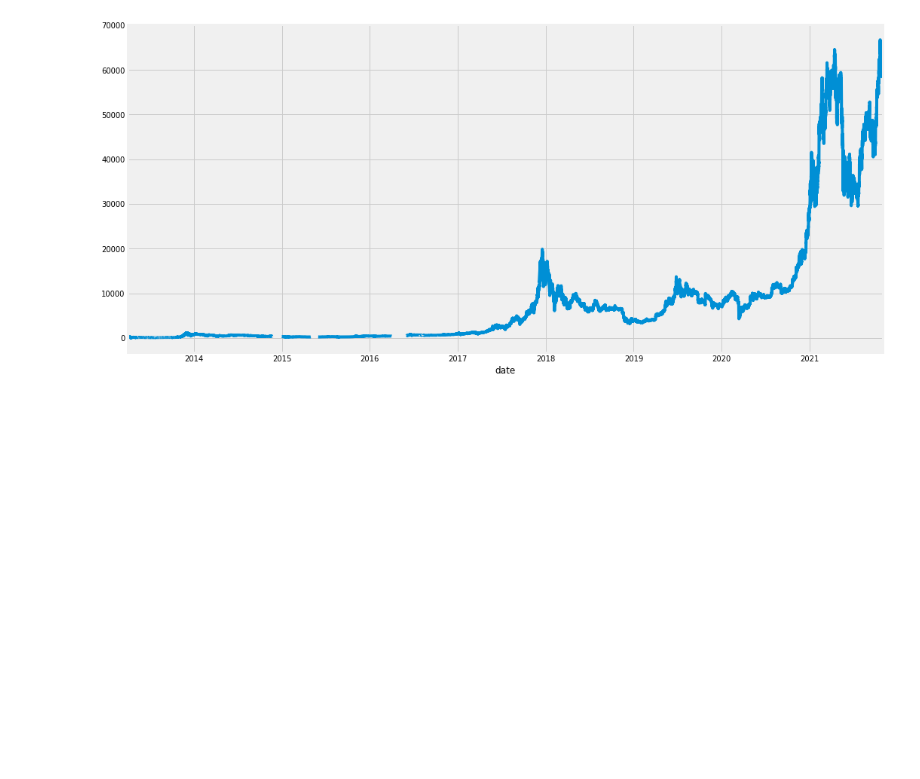
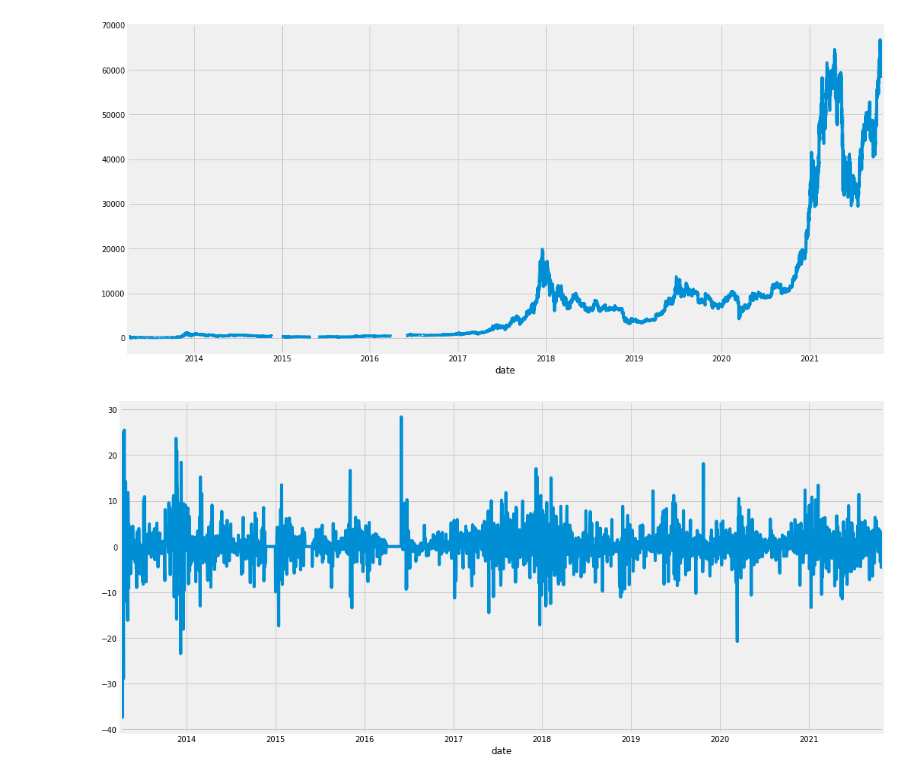
Before and after one commit to ayoubbensakhria/finance_algo, a Jupyter notebook: ARCH_and_GARCH.ipynb, the cells around one changed output. Saved outputs shown, nothing was run; the diff lists cells and outputs as text; code cells hidden in the pictures; blank space fills up the shorter version.

```diff
--- a/ARCH_and_GARCH.ipynb
+++ b/ARCH_and_GARCH.ipynb
@@ -38,3 +58,11 @@ df['close'].plot(figsize=(16,8))
 # %% [output]
 <matplotlib.axes._subplots.AxesSubplot at 0x...>
 [figure]
+# %%
+ddf = df.resample("D").mean()
+# compute the returns
+returns = 100 * ddf['close'].pct_change().dropna()
+ax = returns.plot(figsize=(16,8))
+xlim = ax.set_xlim(returns.index.min(), returns.index.max())
+# %% [output]
+[figure, added]
```
Also changed, not shown: parts of 29 cells of this notebook.
